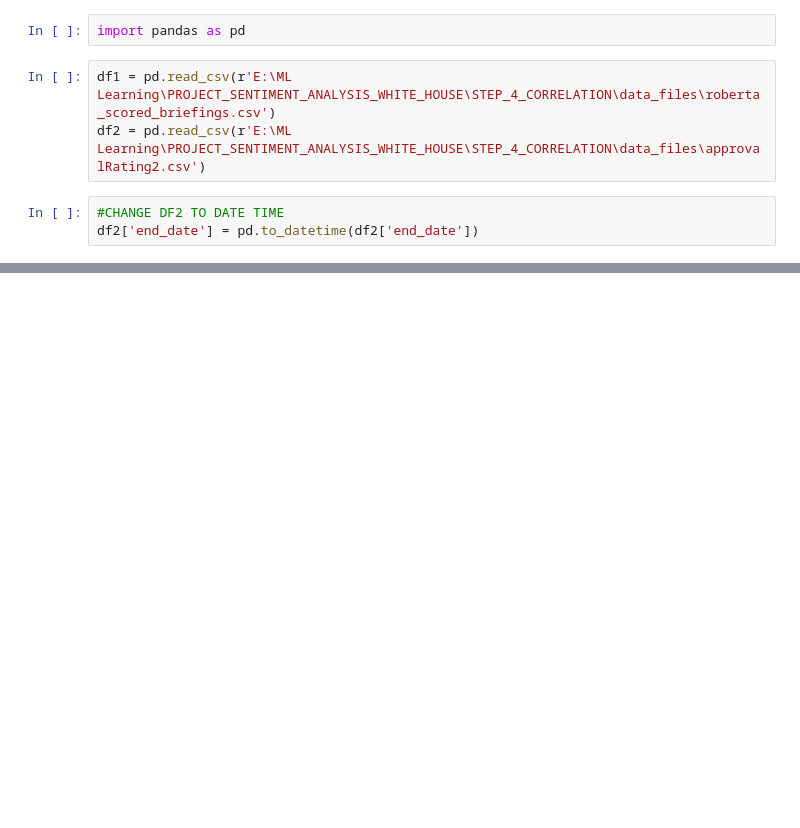
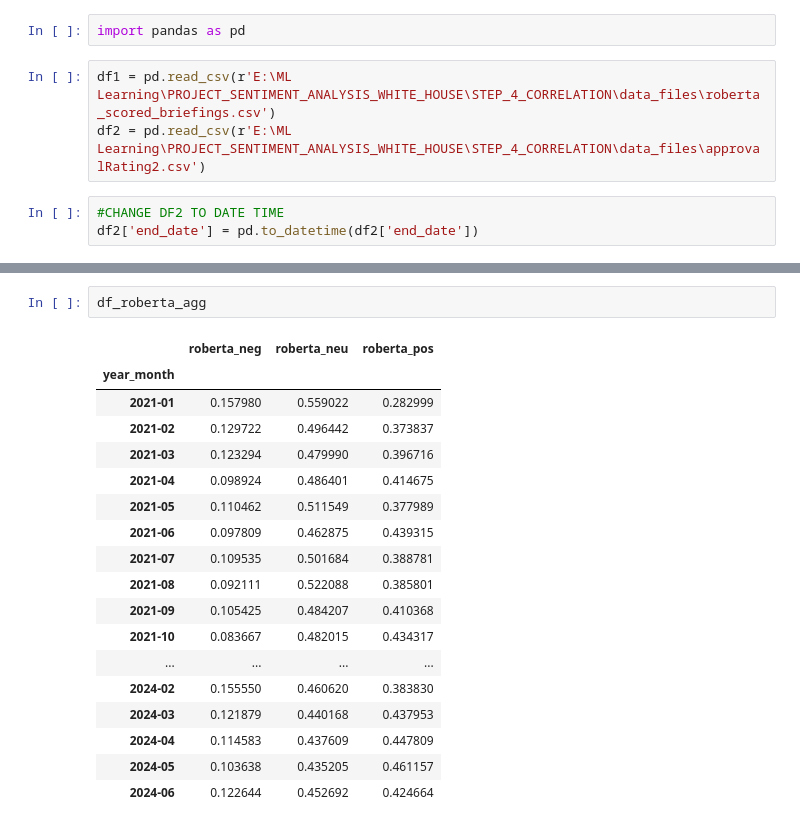
Before and after one commit to SebyKebby/PROJECT_SENTIMENT_ANALYSIS_WHITE_HOUSE, a Jupyter notebook: STEP_4_CORRELATION/work_space.ipynb, the cells around one changed output, grey strips where cells are left out. Cells and saved outputs as stored; diff of their text form; blank space fills up the shorter version.

```diff
--- a/STEP_4_CORRELATION/work_space.ipynb
+++ b/STEP_4_CORRELATION/work_space.ipynb
@@ -77,0 +108,21 @@ df4
+# %%
+df_roberta_agg
+# %% [output]
+|  | roberta_neg | roberta_neu | roberta_pos |
+| year_month |  |  |  |
+| 2021-01 | 0.157980 | 0.559022 | 0.282999 |
+| 2021-02 | 0.129722 | 0.496442 | 0.373837 |
+| 2021-03 | 0.123294 | 0.479990 | 0.396716 |
+| 2021-04 | 0.098924 | 0.486401 | 0.414675 |
+| 2021-05 | 0.110462 | 0.511549 | 0.377989 |
+| 2021-06 | 0.097809 | 0.462875 | 0.439315 |
+| 2021-07 | 0.109535 | 0.501684 | 0.388781 |
+| 2021-08 | 0.092111 | 0.522088 | 0.385801 |
+| 2021-09 | 0.105425 | 0.484207 | 0.410368 |
+| 2021-10 | 0.083667 | 0.482015 | 0.434317 |
+| ... | ... | ... | ... |
+| 2024-02 | 0.155550 | 0.460620 | 0.383830 |
+| 2024-03 | 0.121879 | 0.440168 | 0.437953 |
+| 2024-04 | 0.114583 | 0.437609 | 0.447809 |
+| 2024-05 | 0.103638 | 0.435205 | 0.461157 |
+| 2024-06 | 0.122644 | 0.452692 | 0.424664 |
```
Also changed, not shown: parts of 12 cells of this notebook, 4 other files.
